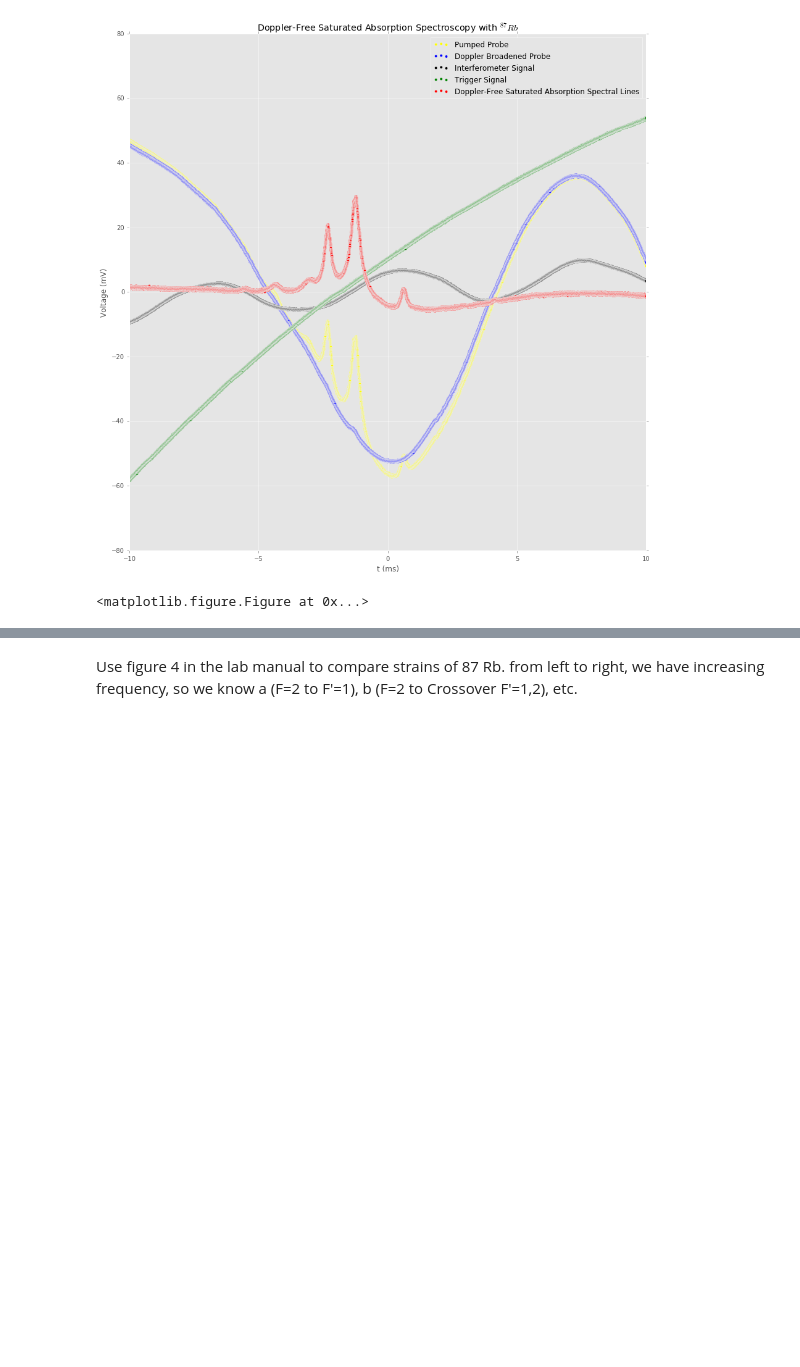
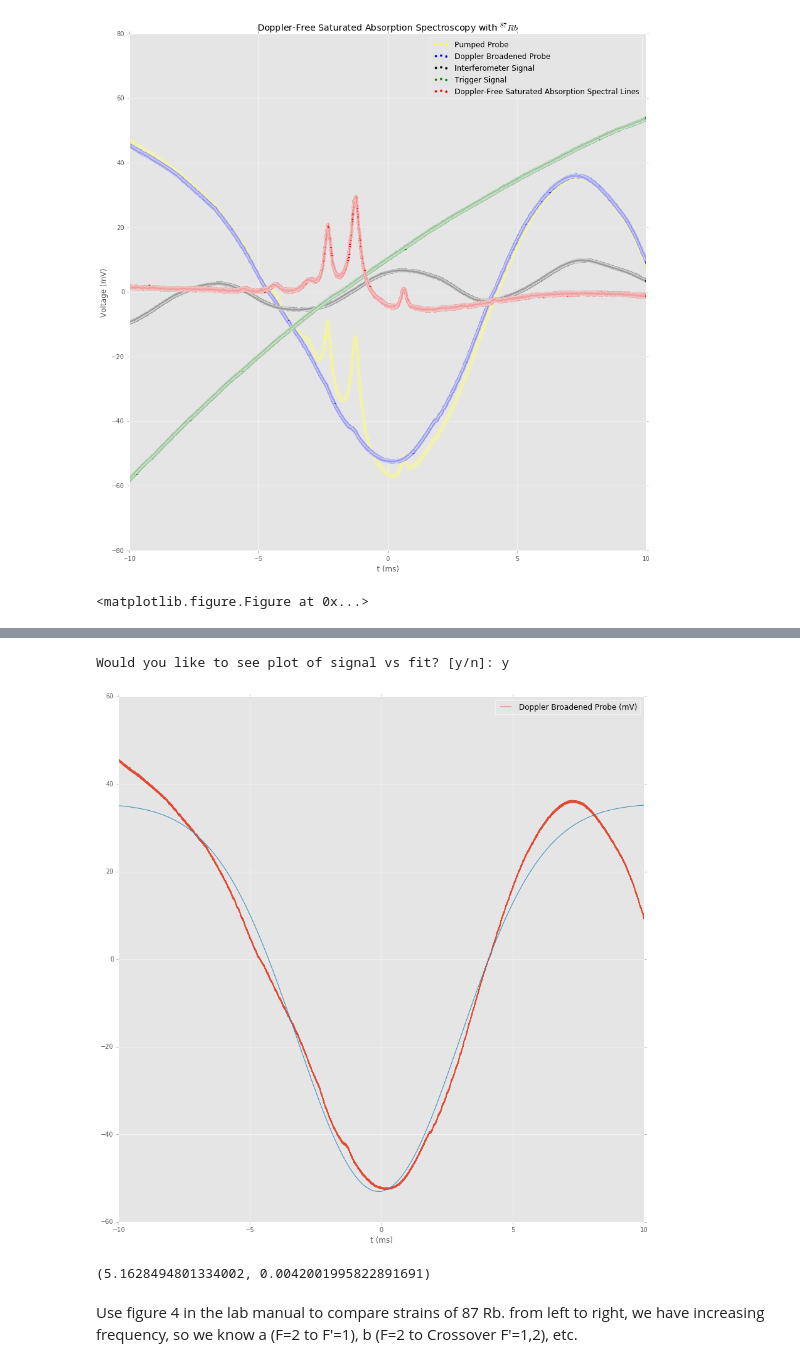
Before and after one commit to srgntcrane/gitLabBook, a Jupyter notebook: Laser_Spectroscopy/Laser Spectroscopy Lab Book.ipynb, the cells around one changed output, grey strips where cells are left out. Drawn from its saved outputs; the diff is of its cells as text; code cells hidden in the pictures; blank space fills up the shorter version.

```diff
--- a/Laser_Spectroscopy/Laser Spectroscopy Lab Book.ipynb
+++ b/Laser_Spectroscopy/Laser Spectroscopy Lab Book.ipynb
@@ -505,3 +617,59 @@ showPeaks(Rb87_2, 'Interferometer Signal', [[-10,-5], [0,5], [5,10]])
+# %%
+def FWHM_fit(data, tCol, sigCol, guess):
+    """
+    Returns FWHM of a gaussian (as given by FWHM = 2 sqrt(2*ln(2))*sigma) and its fit error
+    """
+    best_vals, covar = curve_fit(gaussian, data[tCol], data[sigCol], p0 = guess)
+    Sigma = best_vals[1]
+    errSigma = np.sqrt(np.diag(covar))[1]
+    choice = input("Would you like to see plot of signal vs fit? [y/n]: ")
+    if choice == 'y':
+        ax = data.plot(x = tCol,y= sigCol, figsize = (15,15))
+        ax.plot(data[tCol], gaussian(data[tCol],*best_vals))
+        plt.show()
+
+    return 2*np.sqrt(2*np.log(2))*Sigma, 2*np.sqrt(2*np.log(2))*errSigma
+
+def gaussian(x, A, sigma, x0, y0):
+    return A/(sigma*np.sqrt(2*np.pi))*np.exp(-(x-x0)**2/(2*sigma)**2)+y0
+
+def lorentzian(x, A, gamma, x0):
+    return A/(np.pi*gamma*(1 + ((x-x0)/gamma)**2))
+
+
+Rb87_2a = Rb87_2.copy()
+Rb87_2a['Doppler Broadened Probe (mV)'] = 40-1*Rb87_2['Doppler Broadened Probe (mV)']
+FWHM_fit(Rb87_2, 't (ms)', 'Doppler Broadened Probe (mV)', [-500,2,0,40])
+# data = zoom(Rb87_2a, -7,7)
+# ax = data.plot(x = 't (ms)', y = 'Doppler Broadened Probe (mV)', figsize = (15,15))
+
+# best_vals_g, covar_g = curve_fit(gaussian, data['t (ms)'],data['Doppler Broadened Probe (mV)'], p0 = [90,2,0])
+# best_fit_g = gaussian(data['t (ms)'],*best_vals_g)
+
+# plt.plot(data['t (ms)'],data['Doppler Broadened Probe (mV)'])
+# plt.plot(data['t (ms)'],best_fit_g)
+# plt.show()
+
+# print(best_vals_g)
+
+# cover_g = np.sqrt(np.diag(covar_g))
+# print(cover_g)
+
+# best_vals_l, covar_l = curve_fit(lorentzian, data['t (ms)'],data['Doppler Broadened Probe (mV)'], p0 = [90,3.5,0])
+# best_fit_l = lorentzian(data['t (ms)'],*best_vals_l)
+
+# plt.plot(data['t (ms)'],data['Doppler Broadened Probe (mV)'])
+# plt.plot(data['t (ms)'],best_fit_l)
+# plt.show()
+
+# print(best_vals_l)
+
+# cover_l = np.sqrt(np.diag(covar_l))
+# print(cover_l)
+# %% [output]
+Would you like to see plot of signal vs fit? [y/n]: y
+[figure, added]
+(5.1628494801334002, 0.0042001995822891691)
 # %% [markdown]
 Use figure 4 in the lab manual to compare strains of 87 Rb.  from left to right, we have increasing frequency, so we know a (F=2 to F'=1), b (F=2 to Crossover F'=1,2), etc.
 # %% [markdown]
```
Also changed, not shown: parts of 7 cells of this notebook.
